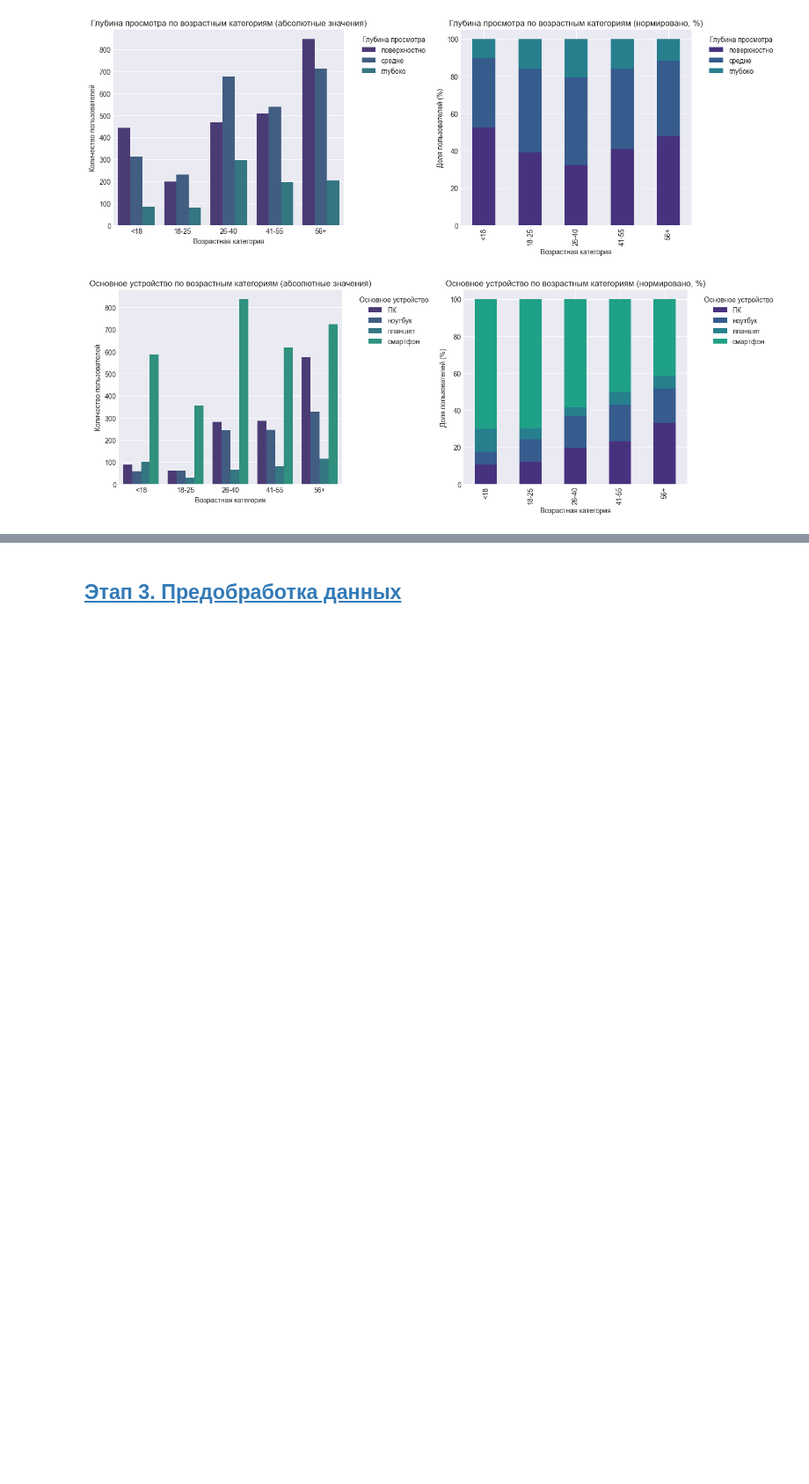
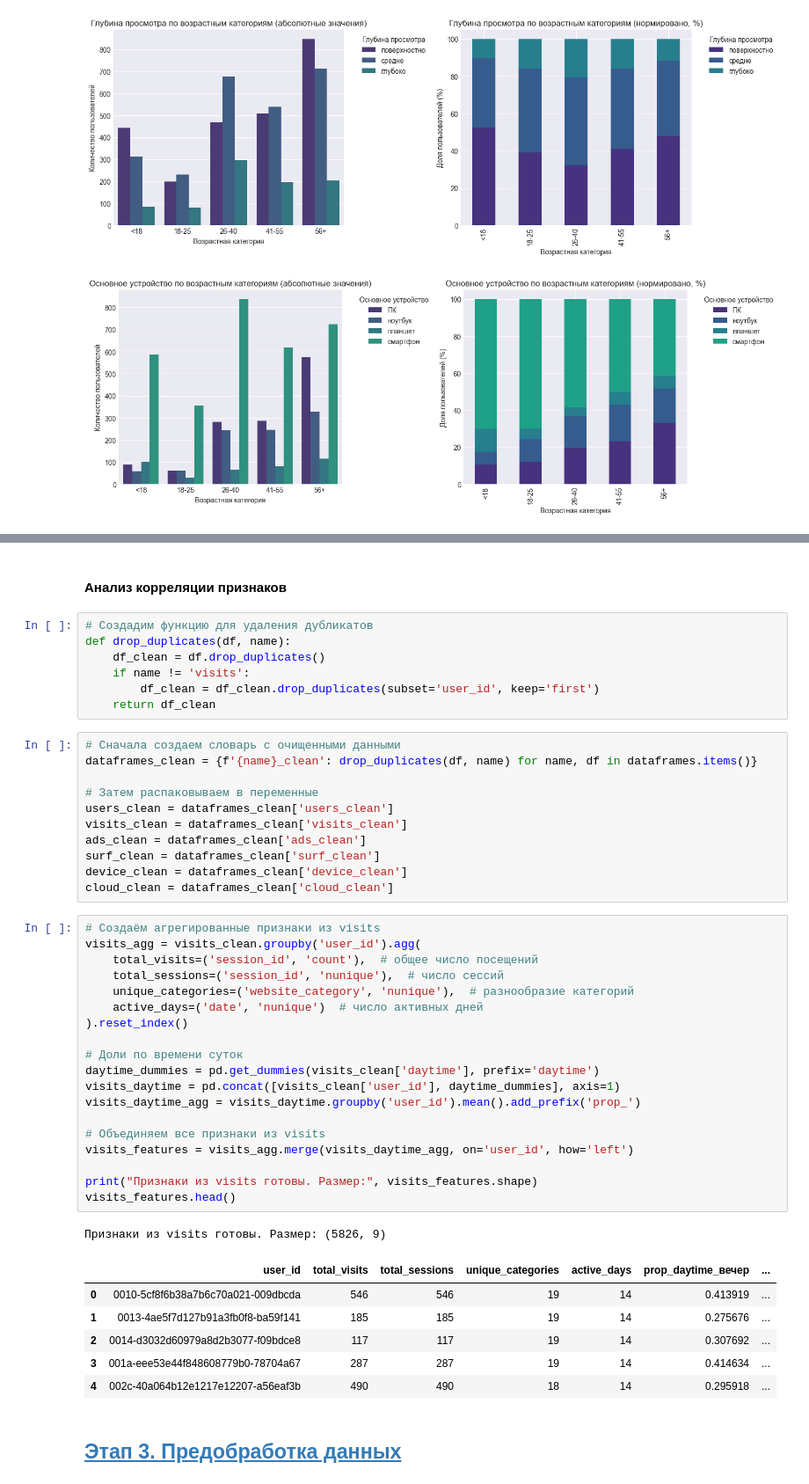
Before and after one commit to MEYakunin/Sprint13_Yeti_Age_Prediction, a Jupyter notebook: Sprint13_Yeti_Age_Prediction.ipynb, the cells around one changed output, grey strips where cells are left out. Shown at 88% size. Drawn from its saved outputs; the diff is of its cells as text; blank space fills up the shorter version.

```diff
--- a/Sprint13_Yeti_Age_Prediction.ipynb
+++ b/Sprint13_Yeti_Age_Prediction.ipynb
@@ -502,3 +688,50 @@ plot_categorical_feature(users, device, 'primary_device', 'Основное ус
+# %% [markdown]
+#### Анализ корреляции признаков
+# %%
+# Создадим функцию для удаления дубликатов
+def drop_duplicates(df, name):
+    df_clean = df.drop_duplicates()
+    if name != 'visits':
+        df_clean = df_clean.drop_duplicates(subset='user_id', keep='first')
+    return df_clean
+# %%
+# Сначала создаем словарь с очищенными данными
+dataframes_clean = {f'{name}_clean': drop_duplicates(df, name) for name, df in dataframes.items()}
+
+# Затем распаковываем в переменные
+users_clean = dataframes_clean['users_clean']
+visits_clean = dataframes_clean['visits_clean']
+ads_clean = dataframes_clean['ads_clean']
+surf_clean = dataframes_clean['surf_clean']
+device_clean = dataframes_clean['device_clean']
+cloud_clean = dataframes_clean['cloud_clean']
+# %%
+# Создаём агрегированные признаки из visits
+visits_agg = visits_clean.groupby('user_id').agg(
+    total_visits=('session_id', 'count'),  # общее число посещений
+    total_sessions=('session_id', 'nunique'),  # число сессий
+    unique_categories=('website_category', 'nunique'),  # разнообразие категорий
+    active_days=('date', 'nunique')  # число активных дней
+).reset_index()
+
+# Доли по времени суток
+daytime_dummies = pd.get_dummies(visits_clean['daytime'], prefix='daytime')
+visits_daytime = pd.concat([visits_clean['user_id'], daytime_dummies], axis=1)
+visits_daytime_agg = visits_daytime.groupby('user_id').mean().add_prefix('prop_')
+
+# Объединяем все признаки из visits
+visits_features = visits_agg.merge(visits_daytime_agg, on='user_id', how='left')
+
+print("Признаки из visits готовы. Размер:", visits_features.shape)
+visits_features.head()
+# %% [output]
+Признаки из visits готовы. Размер: (5826, 9)
+|  | user_id | total_visits | total_sessions | unique_categories | active_days | prop_daytime_вечер | ... |
+| 0 | 0010-5cf8f6b38a7b6c70a021-009dbcda | 546 | 546 | 19 | 14 | 0.413919 | ... |
+| 1 | 0013-4ae5f7d127b91a3fb0f8-ba59f141 | 185 | 185 | 19 | 14 | 0.275676 | ... |
+| 2 | 0014-d3032d60979a8d2b3077-f09bdce8 | 117 | 117 | 19 | 14 | 0.307692 | ... |
+| 3 | 001a-eee53e44f848608779b0-78704a67 | 287 | 287 | 19 | 14 | 0.414634 | ... |
+| 4 | 002c-40a064b12e1217e12207-a56eaf3b | 490 | 490 | 18 | 14 | 0.295918 | ... |
 # %% [markdown]
 ## [Этап 3. Предобработка данных <a id=3></a>](#content)
 # %% [markdown]
```
Also changed, not shown: parts of 9 cells of this notebook.
